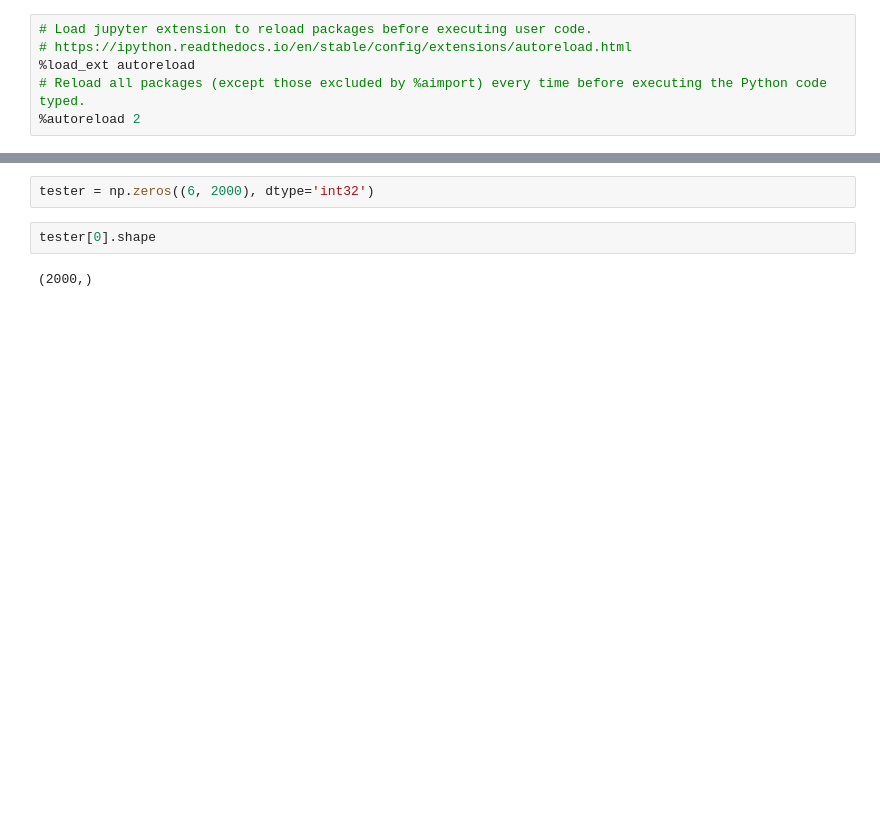
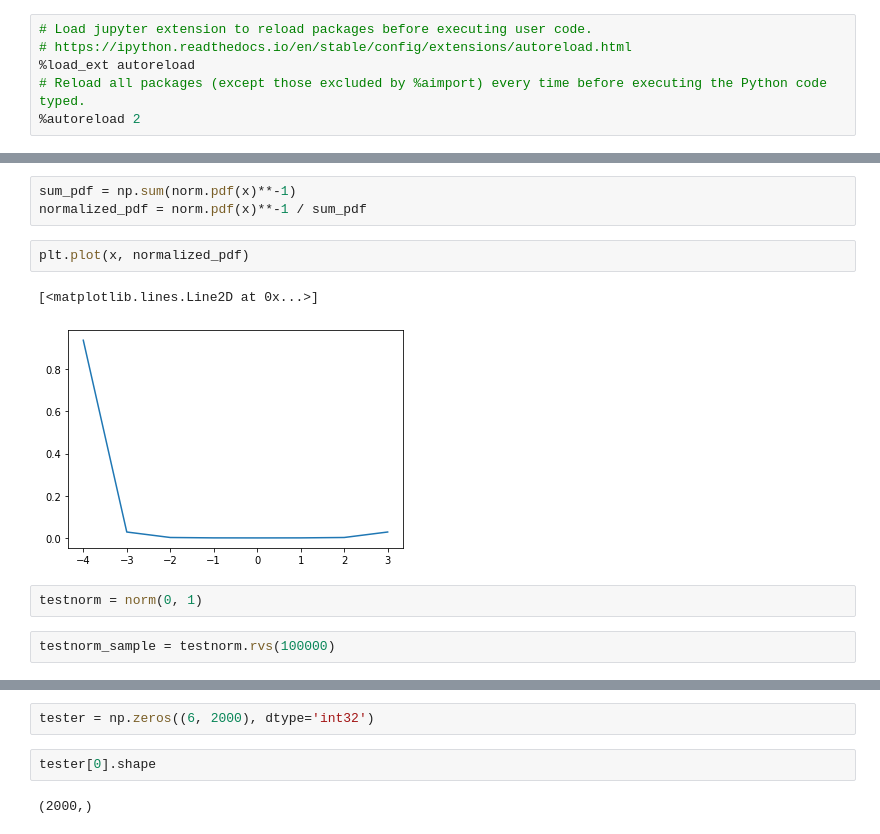
Before and after one commit to Complexio/sedgen, a Jupyter notebook: notebooks/bookkeeping.ipynb, the cells around one changed output, grey strips where cells are left out. Drawn from its saved outputs; the diff is of its cells as text; blank space fills up the shorter version.

```diff
--- a/notebooks/bookkeeping.ipynb
+++ b/notebooks/bookkeeping.ipynb
@@ -19,0 +136,12 @@ from sedgen import weathering
+# %%
+sum_pdf = np.sum(norm.pdf(x)**-1)
+normalized_pdf = norm.pdf(x)**-1 / sum_pdf
+# %%
+plt.plot(x, normalized_pdf)
+# %% [output]
+[<matplotlib.lines.Line2D at 0x...>]
+[figure, added]
+# %%
+testnorm = norm(0, 1)
+# %%
+testnorm_sample = testnorm.rvs(100000)
```
Also changed, not shown: parts of 267 cells of this notebook, 1 other file.
